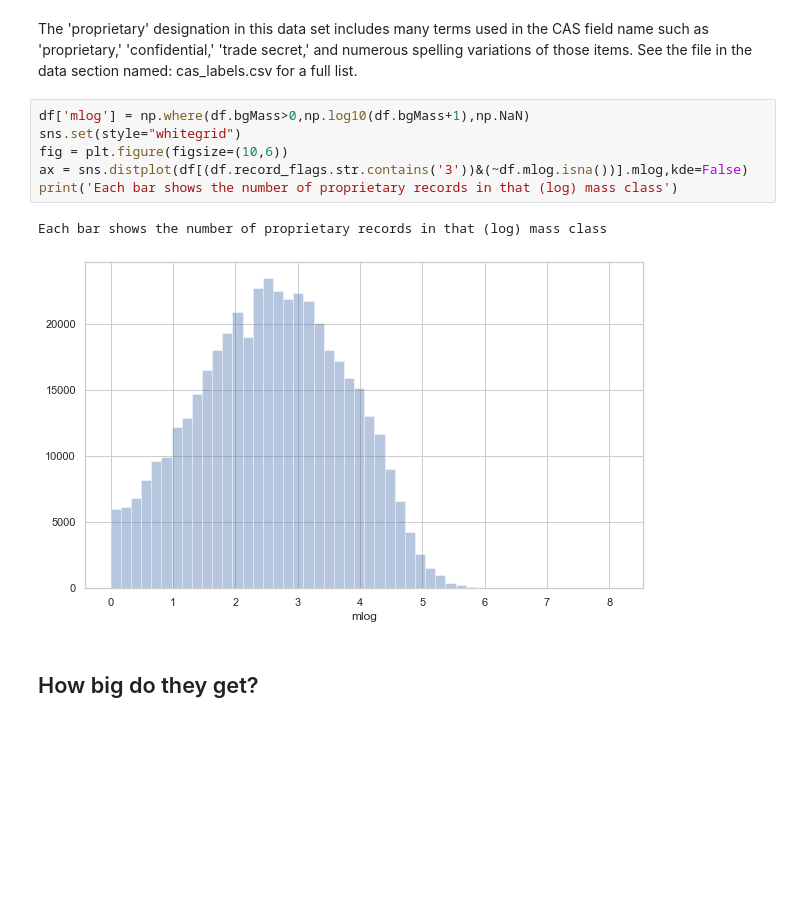
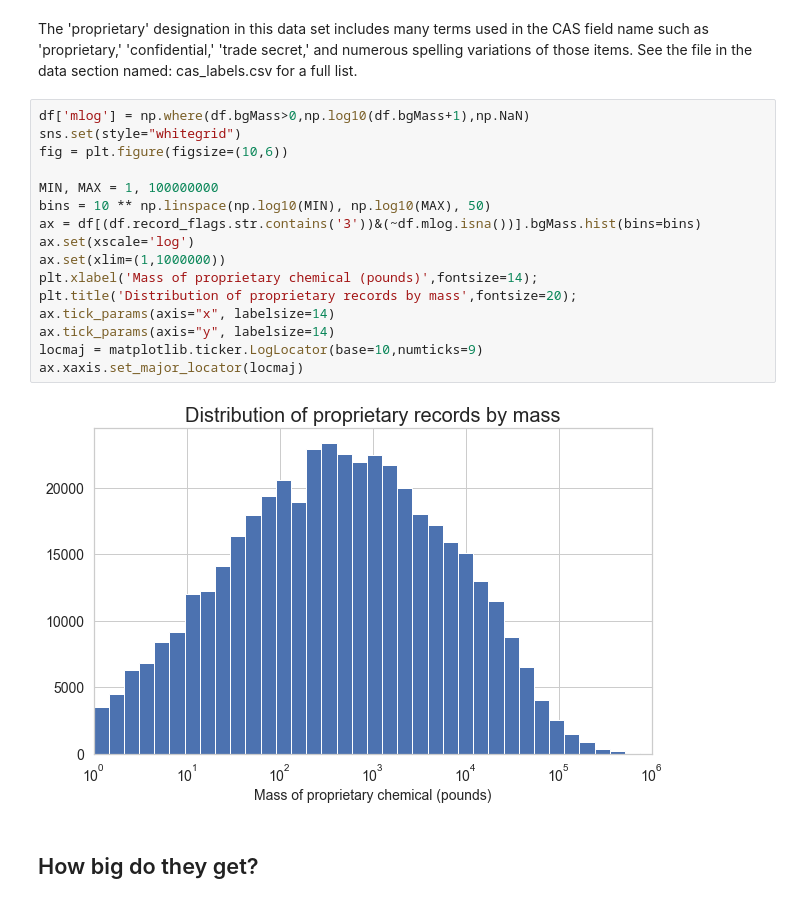
Before and after one commit to gwallison/FF-POC, a Jupyter notebook: Summary_of_cleaned_FF_data.ipynb, the cells around one changed output. Cells and saved outputs as stored; diff of their text form; blank space fills up the shorter version.

Commit message:
improved figure formatting in notebooks

```diff
--- a/Summary_of_cleaned_FF_data.ipynb
+++ b/Summary_of_cleaned_FF_data.ipynb
@@ -179,12 +196,21 @@ The 'proprietary' designation in this data set includes many terms used in the C
 # %%
 df['mlog'] = np.where(df.bgMass>0,np.log10(df.bgMass+1),np.NaN)
 sns.set(style="whitegrid")
 fig = plt.figure(figsize=(10,6))
-ax = sns.distplot(df[(df.record_flags.str.contains('3'))&(~df.mlog.isna())].mlog,kde=False)
-print('Each bar shows the number of proprietary records in that (log) mass class')
+
+MIN, MAX = 1, 100000000
+bins = 10 ** np.linspace(np.log10(MIN), np.log10(MAX), 50)
+ax = df[(df.record_flags.str.contains('3'))&(~df.mlog.isna())].bgMass.hist(bins=bins)
+ax.set(xscale='log')
+ax.set(xlim=(1,1000000))
+plt.xlabel('Mass of proprietary chemical (pounds)',fontsize=14);
+plt.title('Distribution of proprietary records by mass',fontsize=20);
+ax.tick_params(axis="x", labelsize=14)
+ax.tick_params(axis="y", labelsize=14)
+locmaj = matplotlib.ticker.LogLocator(base=10,numticks=9)
+ax.xaxis.set_major_locator(locmaj)
 # %% [output]
-Each bar shows the number of proprietary records in that (log) mass class
-[figure, old version]
+[figure, new version]
 # %% [markdown]
 ## How big do they get?
 # %%
```
Also changed, not shown: parts of 21 cells of this notebook, 2 other files.
